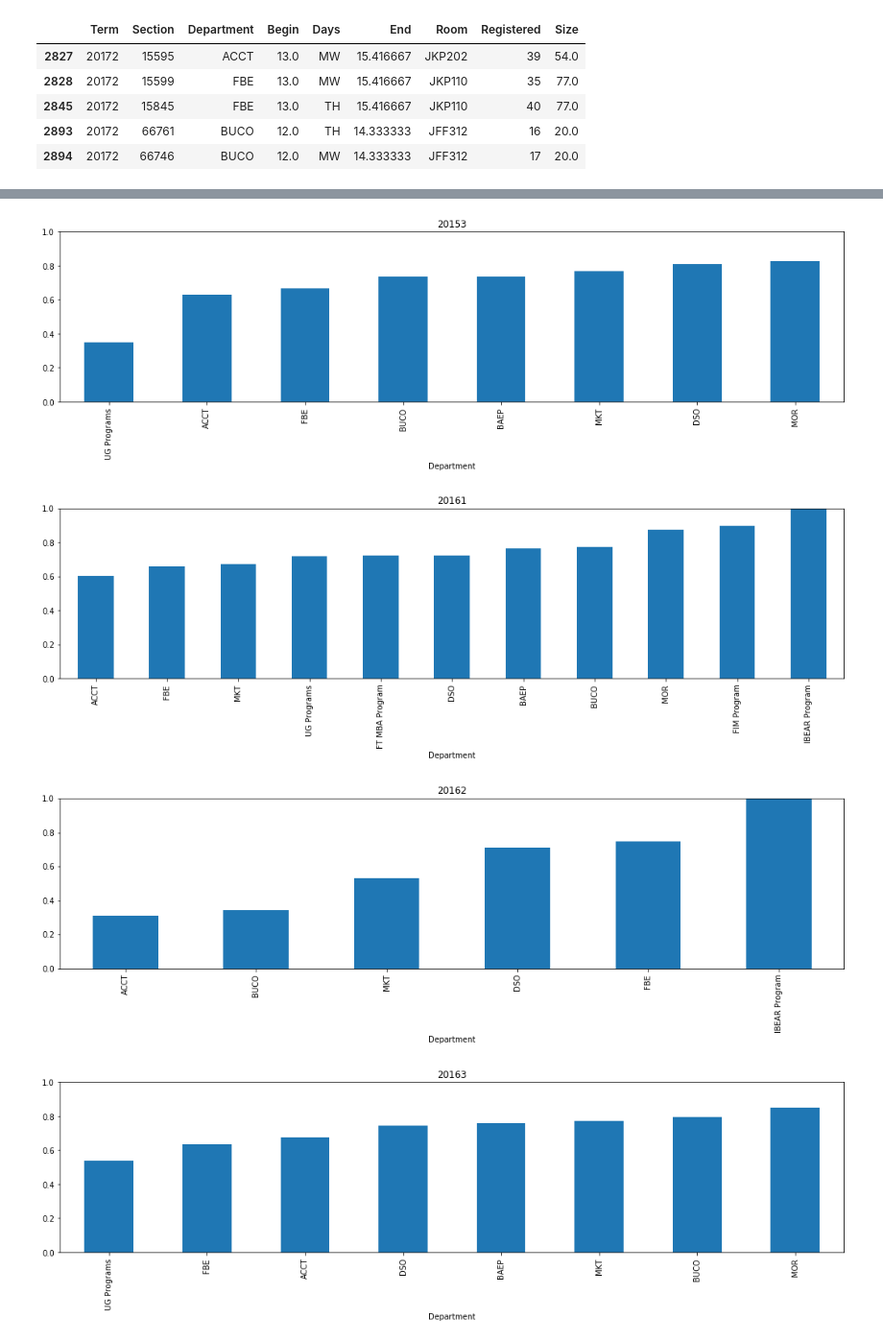
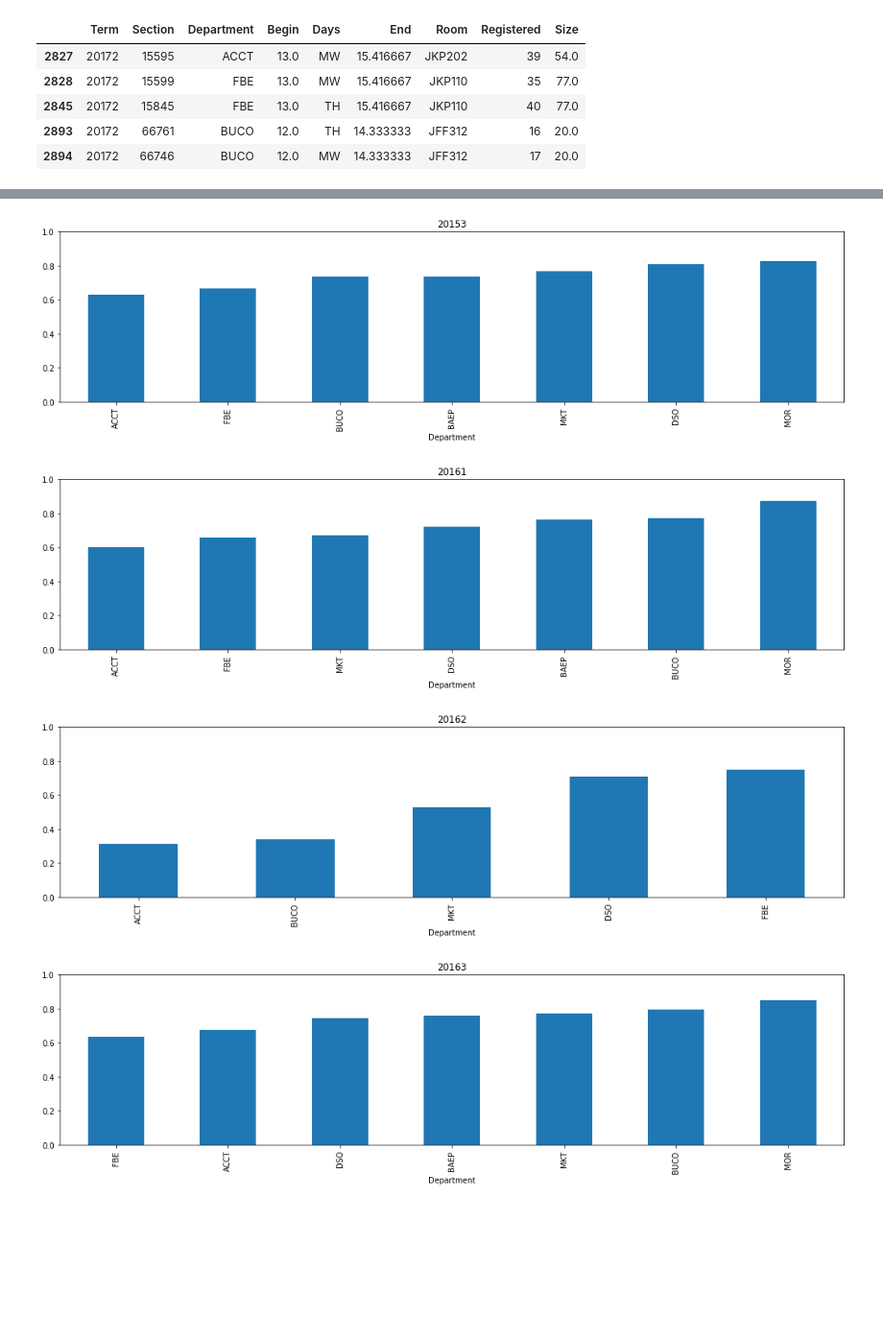
Before and after one commit to yakan/course_scheduling, a Jupyter notebook: metrics/Metrics.ipynb, the cells around one changed output, grey strips where cells are left out. Shown: that part at 96% size. Cells and saved outputs as stored; diff of their text form; code cells hidden in the pictures; blank space fills up the shorter version.

Commit message:
filter some depts out

```diff
--- a/metrics/Metrics.ipynb
+++ b/metrics/Metrics.ipynb
@@ -79,22 +81,22 @@ aggregations = {
 # %%
 output = dataTimeClean
 
 # iterate through terms and calculate utilization
 # Utilization = the number of enrolled students (after add-drop date) / number of seats available
 # the output is grouped by Department and terms
 
 for term in [20153,20161,20162,20163,20171,20172]:
-        (output.query("Term==@term")
+        (output.query("Term==@term & Department in @depts")
          .groupby('Department').agg(aggregations)
          .assign(Utilization=lambda output: output.Registered/output.Size)
          .reset_index(level=['Department'])
          .sort_values(['Utilization'])
          .plot(x='Department',y='Utilization',kind='bar', title='{0}'.format(term),figsize=(18,4),ylim=(0,1),legend=False)
         )
 
 plt.show()
 # %% [output]
-[figure, old version]
+[figure, new version]
-[figure, old version]
+[figure, new version]
-[figure, old version]
+[figure, new version]
-[figure, old version]
+[figure, new version]
```
Also changed, not shown: parts of 7 cells of this notebook.
